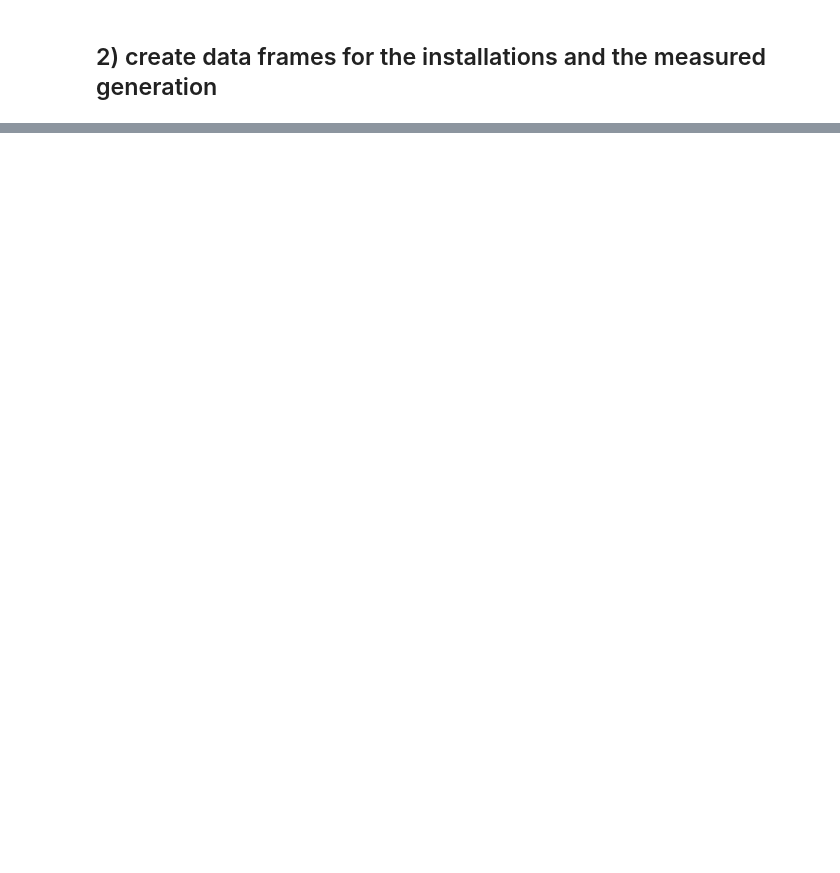
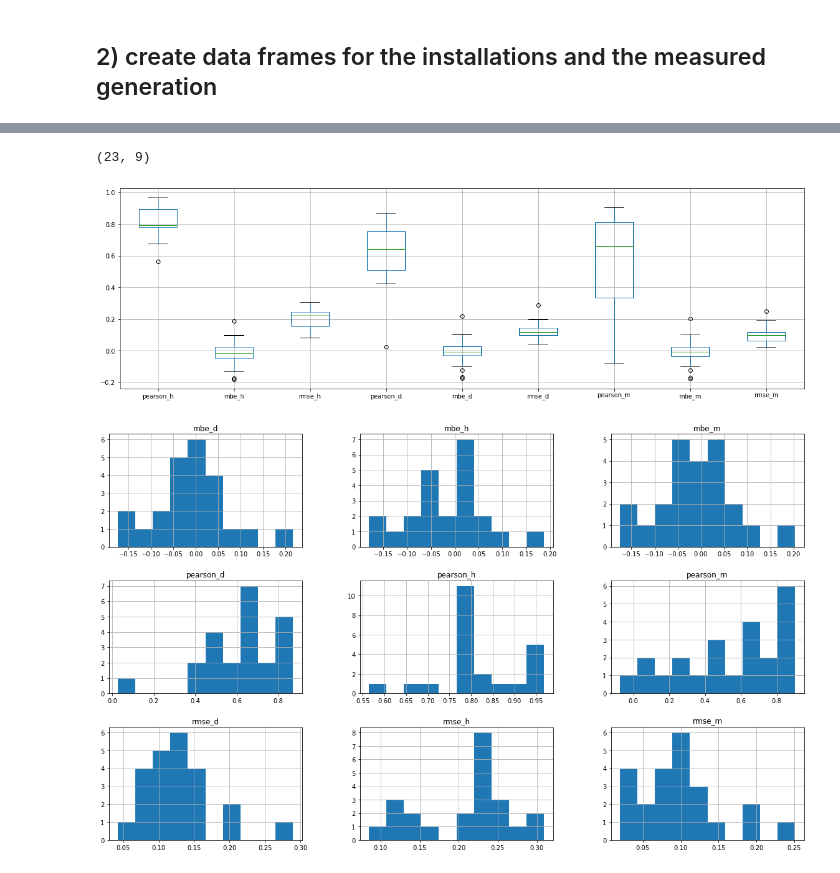
Before and after one commit to inwe-boku/PV_from_era5, a Jupyter notebook: pv_validation_ERA5_land.ipynb, the cells around one changed output, grey strips where cells are left out. Cells and saved outputs as stored; diff of their text form; code cells hidden in the pictures; blank space fills up the shorter version.

```diff
--- a/pv_validation_ERA5_land.ipynb
+++ b/pv_validation_ERA5_land.ipynb
@@ -154,0 +352,8 @@ pv_installation.plot()
+# %%
+boxplot = selected_results2.boxplot(figsize=(20,6))
+selected_results2.hist(figsize=(20,12))
+selected_results2.shape
+# %% [output]
+(23, 9)
+[figure, added]
+[figure, added]
```
Also changed, not shown: parts of 53 cells of this notebook.
